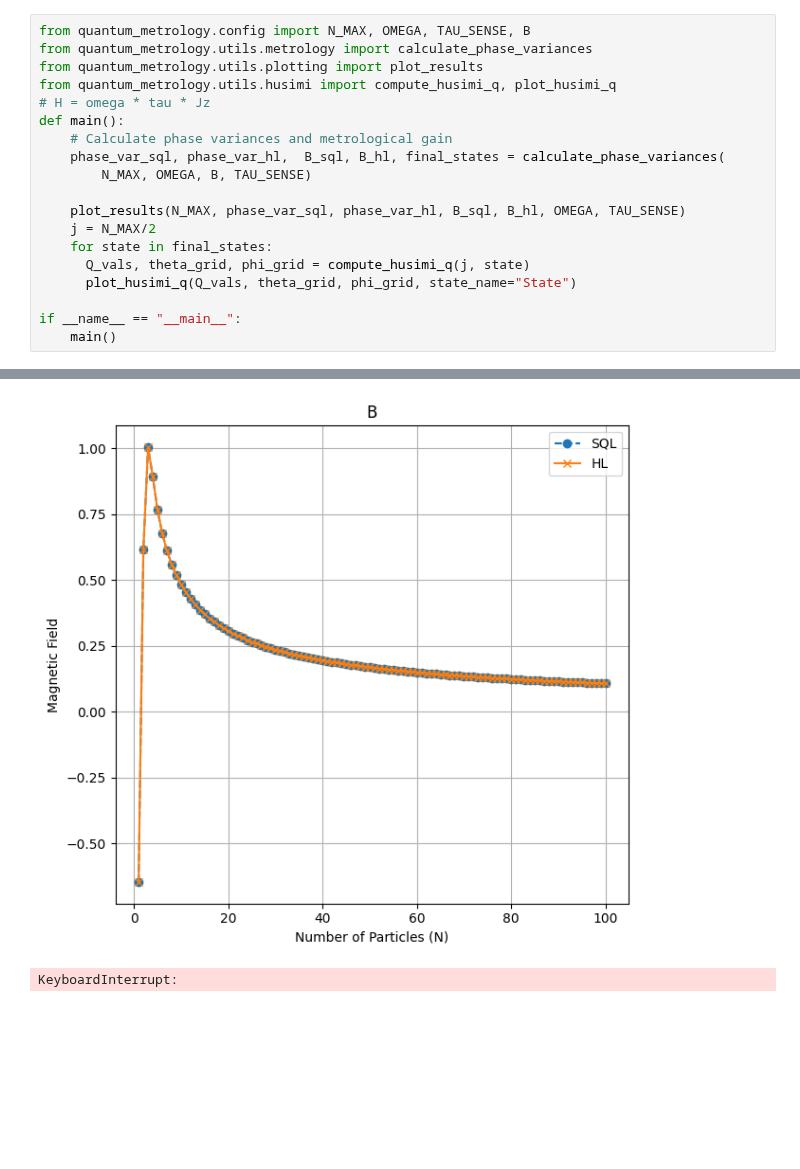
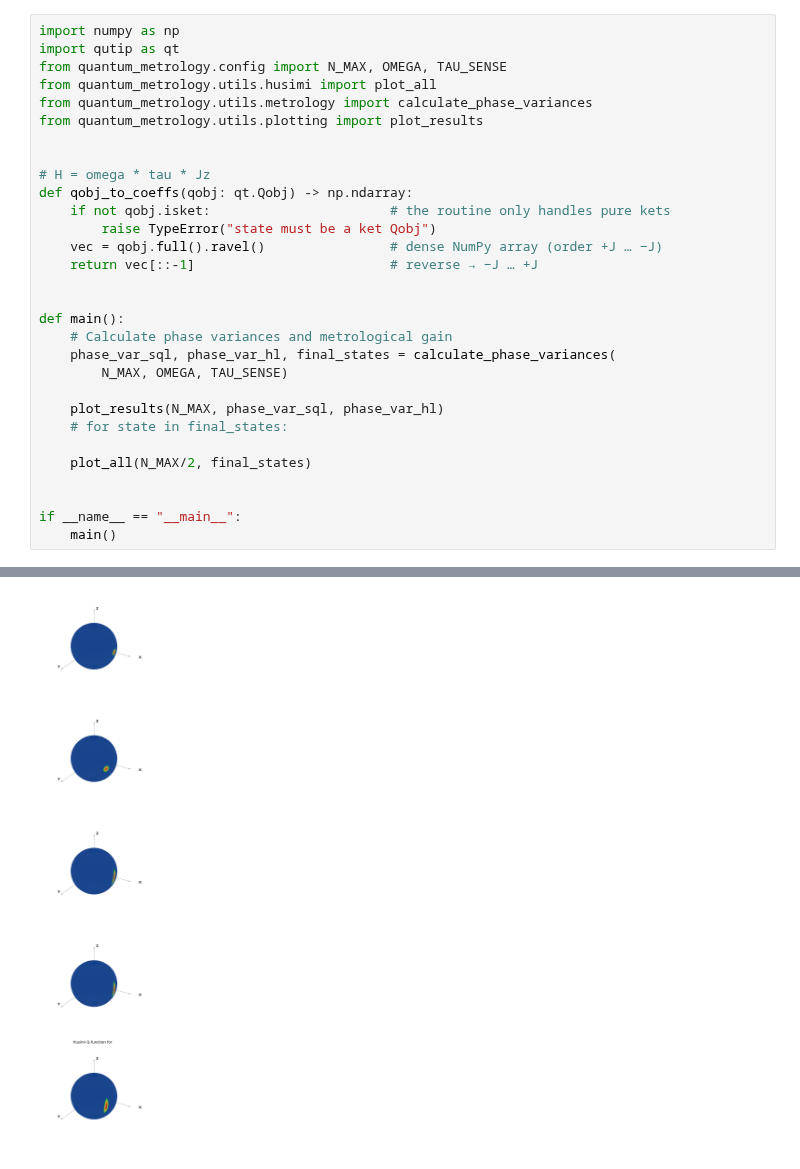
Before and after one commit to gachchami/qsense, a Jupyter notebook: spin_main.ipynb, the cells around one changed output, grey strips where cells are left out. Saved outputs shown, nothing was run; the diff lists cells and outputs as text; blank space fills up the shorter version.

```diff
--- a/spin_main.ipynb
+++ b/spin_main.ipynb
@@ -1,19 +1,30 @@
 # %%
-from quantum_metrology.config import N_MAX, OMEGA, TAU_SENSE, B
+import numpy as np
+import qutip as qt
+from quantum_metrology.config import N_MAX, OMEGA, TAU_SENSE
+from quantum_metrology.utils.husimi import plot_all
 from quantum_metrology.utils.metrology import calculate_phase_variances
 from quantum_metrology.utils.plotting import plot_results
-from quantum_metrology.utils.husimi import compute_husimi_q, plot_husimi_q
+
+
 # H = omega * tau * Jz
+def qobj_to_coeffs(qobj: qt.Qobj) -> np.ndarray:
+    if not qobj.isket:                       # the routine only handles pure kets
+        raise TypeError("state must be a ket Qobj")
+    vec = qobj.full().ravel()                # dense NumPy array (order +J … −J)
+    return vec[::-1]                         # reverse → −J … +J
+
+
 def main():
     # Calculate phase variances and metrological gain
-    phase_var_sql, phase_var_hl,  B_sql, B_hl, final_states = calculate_phase_variances(
-        N_MAX, OMEGA, B, TAU_SENSE)
+    phase_var_sql, phase_var_hl, final_states = calculate_phase_variances(
+        N_MAX, OMEGA, TAU_SENSE)
 
-    plot_results(N_MAX, phase_var_sql, phase_var_hl, B_sql, B_hl, OMEGA, TAU_SENSE)
-    j = N_MAX/2
-    for state in final_states:
-      Q_vals, theta_grid, phi_grid = compute_husimi_q(j, state)
-      plot_husimi_q(Q_vals, theta_grid, phi_grid, state_name="State")
+    plot_results(N_MAX, phase_var_sql, phase_var_hl)
+    # for state in final_states:
+
+    plot_all(N_MAX/2, final_states)
+
 
 if __name__ == "__main__":
     main()
@@ -56,2 +55 @@ N: 100, hl_exp: 7.936646250246089, sql_exp: 8.013311618322112
-[figure, old version]
+[figure, new version]
-KeyboardInterrupt:
```
Also changed, not shown: parts of 4 cells of this notebook, 10 other files.
